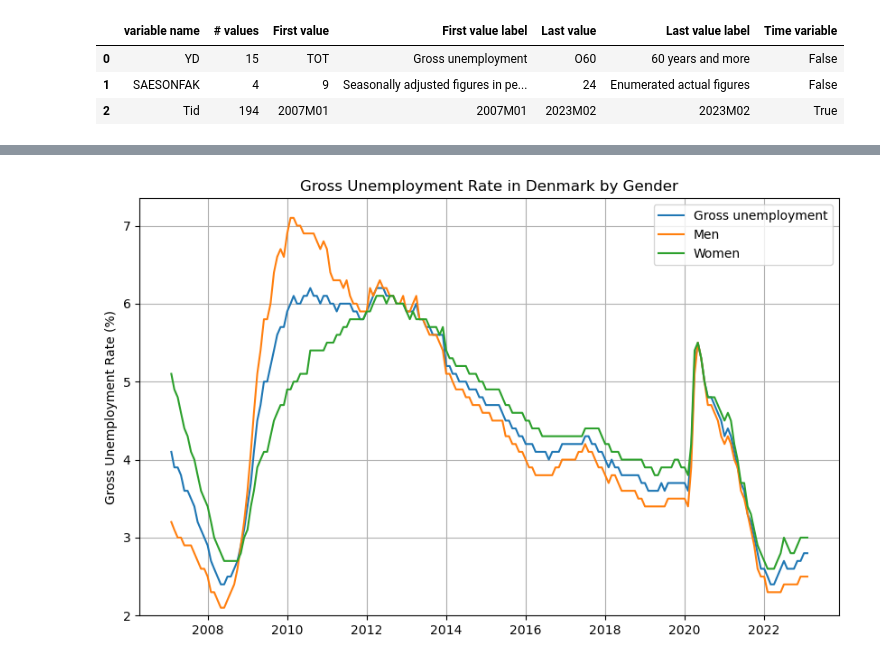
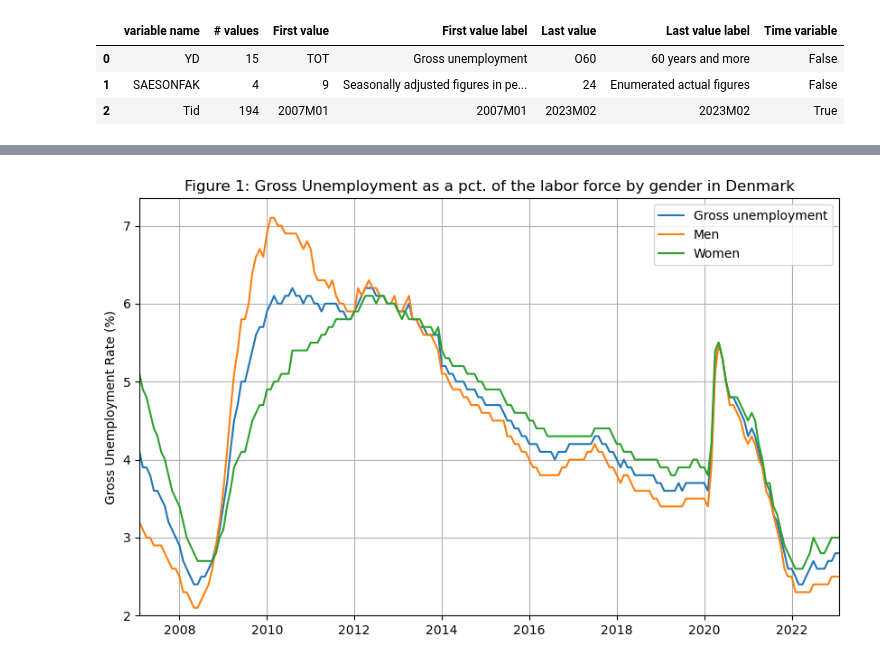
Before and after one commit to NumEconCopenhagen/projects-2023-kscd, a Jupyter notebook: dataproject/dataproject.ipynb, the cells around one changed output, grey strips where cells are left out. Saved outputs shown, nothing was run; the diff lists cells and outputs as text; code cells hidden in the pictures.

```diff
--- a/dataproject/dataproject.ipynb
+++ b/dataproject/dataproject.ipynb
@@ -72,28 +81,31 @@ gross_unemployment.head(6)
 # %%
 # Set the figure size
 plt.figure(figsize=(10,6))
 
 # Group the data by the 'TOTAL GROSS EMPLOYMENT AND SEX' column
 grouped = gross_unemployment.groupby('TOTAL GROSS EMPLOYMENT AND SEX')
 
 # Loop through the grouped data and plot each group
 for name, group in grouped:
     plt.plot(group['YEAR AND MONTH'], group['PCT'], label=name)
 
-# Adding labels and title
+# Adding label and title
 plt.ylabel('Gross Unemployment Rate (%)')
-plt.title('Gross Unemployment Rate in Denmark by Gender')
+plt.title('Figure 1: Gross Unemployment as a pct. of the labor force by gender in Denmark')
 
 # Starting y-axis from 2 pct.
 plt.ylim(2,None)
+
+# Setting the x-axis limits to show the earliest and latest dates available in the fetched data
+plt.xlim(pd.to_datetime('2007-02-01'), pd.to_datetime('2023-02-01'))
 
 # Show the legends
 plt.legend()
 
 # Adding gridlines
 plt.grid()
 
 # Show the plot
 plt.show()
 # %% [output]
-[figure, old version]
+[figure, new version]
```
Also changed, not shown: parts of 1 cell of this notebook.
